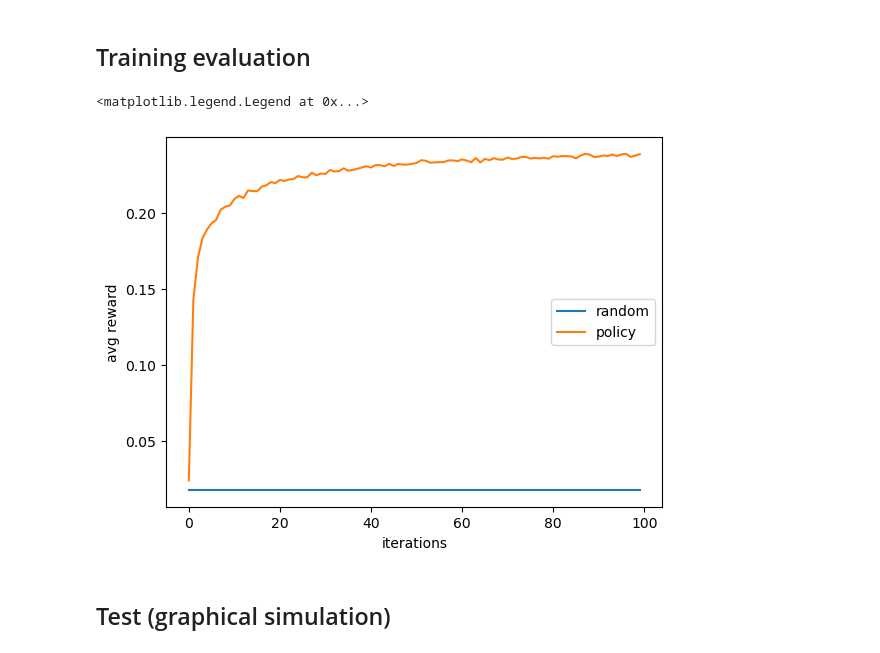
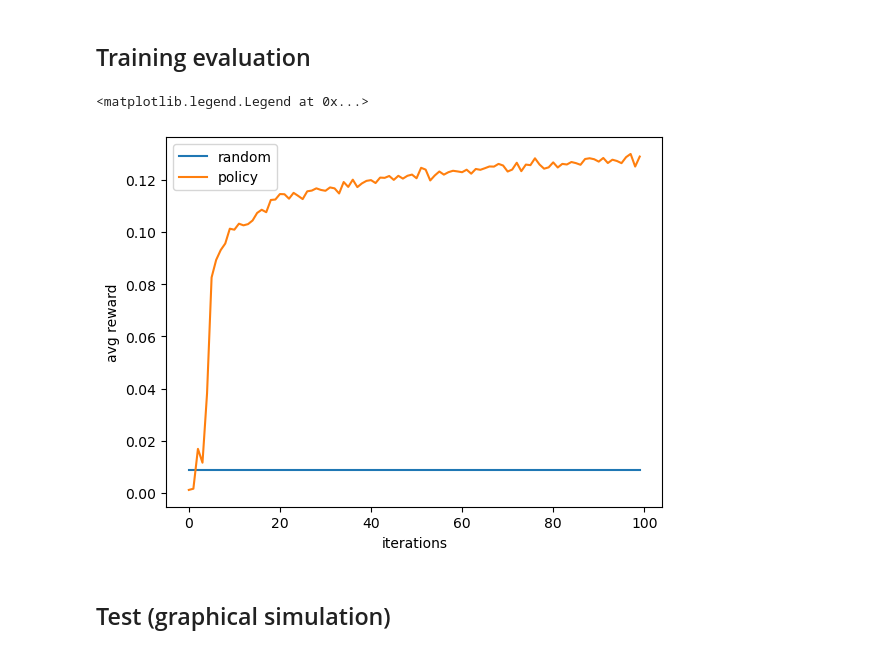
Before and after one commit to AlbertoSinigaglia/snake-reinforcement-learning, a Jupyter notebook: snake.ipynb, the cells around one changed output. Drawn from its saved outputs; the diff is of its cells as text; code cells hidden in the pictures.

```diff
--- a/snake.ipynb
+++ b/snake.ipynb
@@ -15,3 +13,6 @@ BOARD_SIZE=5
+# %%
+BOARD_SIZE=6
+EPSILON=0.05
 # %%
 # region models
 input = K.layers.Input(shape=(BOARD_SIZE, BOARD_SIZE, 3))
@@ -99,7 +100,7 @@ env_.ATE_HIMSELF_REWARD = 1.
 env_.WIN_REWARD = 5.
 env_.STEP_REWARD = 0.
 GAMMA = .99
-ITERATIONS = 50000
+ITERATIONS = 10000
 # %%
 optimizer_value = K.optimizers.Adam(1e-4)
 optimizer_agent = K.optimizers.Adam(1e-4)
@@ -115,7 +114,7 @@ for iterations in trange(ITERATIONS):
         # calculate distributions of actions
         original_probs = agent(
             state
-        )
+        ) + EPSILON
         if tf.reduce_any(tf.math.is_nan(original_probs)):
             raise Exception("NaN found")
         # remove actions that are not available
@@ -140,8 +139,14 @@ for iterations in trange(ITERATIONS):
         actions_indexes = tf.concat((tf.range(actions.shape[0])[..., None], actions), axis=-1)
 
         # maybe introduce eligibility trace to simulate n-step td, to have longer dependencies
-        loss_agent = tf.stop_gradient(td_error) * tf.math.log(tf.gather_nd(probs, actions_indexes))[...,None]
+        loss_agent = tf.stop_gradient(td_error) * tf.math.log(1e-10 + tf.gather_nd(probs, actions_indexes))[...,None]
         loss_value = tf.stop_gradient(td_error) * value_state
+
+        if tf.reduce_any(tf.math.is_inf(loss_agent)) or tf.reduce_any(tf.math.is_nan(loss_agent)):
+            raise Exception("agent loss in infinite")
+
+        loss_agent = tf.reduce_mean(loss_agent)
+        loss_value = tf.reduce_mean(loss_value)
 
     # calculate gradient
     gradient_agent = tape.gradient(loss_agent, agent.trainable_weights)
@@ -154,6 +159,7 @@ for iterations in trange(ITERATIONS):
 
 
     if iterations % 1000 == 0:
+        now = datetime.now().strftime("%Y-%m-%d_%H-%M-%S")
         agent.save_weights(f"models/{BOARD_SIZE}x{BOARD_SIZE}/{now}/agent")
         value.save_weights(f"models/{BOARD_SIZE}x{BOARD_SIZE}/{now}/value")
 # %% [markdown]
@@ -178,17 +184,17 @@ for _ in trange(1000):
 ## Training evaluation
 # %%
 %matplotlib inline
-N = 50000
-CHUNK_SIZE = 500
+N = 10000
+CHUNK_SIZE = 100
 plt.plot(np.arange(N//CHUNK_SIZE), np.array(random_rewards).mean(axis=-1).repeat(N//CHUNK_SIZE))
 points = np.array(avg_rewards)[:N].reshape((-1, CHUNK_SIZE)).mean(axis=-1)
 plt.plot(points)
 _ = plt.xlabel("iterations")
 _ = plt.ylabel("avg reward")
 plt.legend(["random", "policy"])
 # %% [output]
 <matplotlib.legend.Legend at 0x...>
-[figure, old version]
+[figure, new version]
 # %% [markdown]
 ## Test (graphical simulation)
 # %%
```
Also changed, not shown: parts of 3 cells of this notebook, 56 other files.
